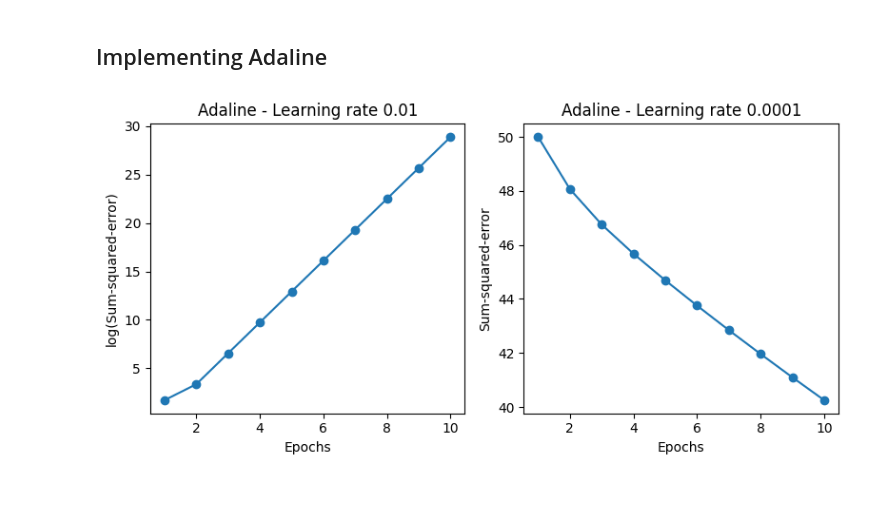
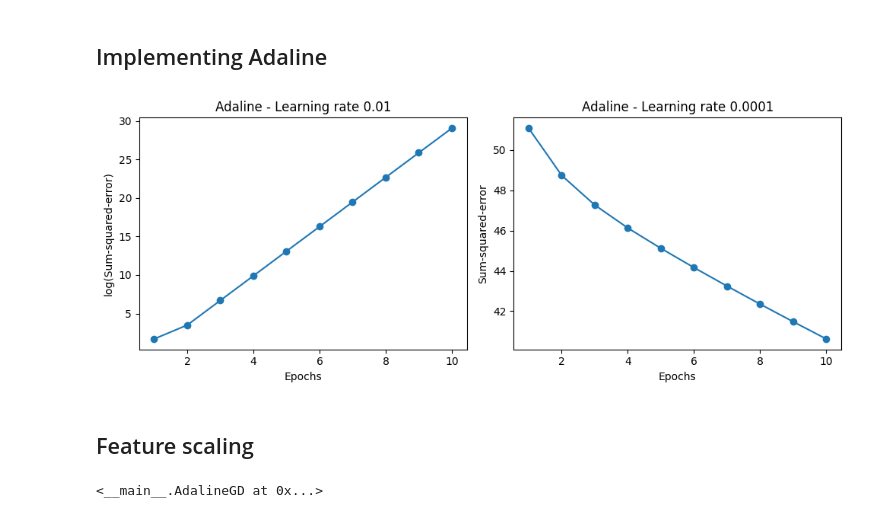
Before and after one commit to Mukhammed-Abu-Suveilim/pythonMachineLearning, a Jupyter notebook: Ch2-Training Simple Machine Learning Algorithms for Classification/Perceptron API.ipynb, the cells around one changed output. Cells and saved outputs as stored; diff of their text form; code cells hidden in the pictures.

```diff
--- a/Ch2-Training Simple Machine Learning Algorithms for Classification/Perceptron API.ipynb
+++ b/Ch2-Training Simple Machine Learning Algorithms for Classification/Perceptron API.ipynb
@@ -190,9 +193,10 @@ class AdalineGD(object):
         Sum-of-squares cost function value in each epoch.
 
     """
-    def __init__(self, eta=0.01, n_iter=50):
+    def __init__(self, eta=0.01, n_iter=50, random_state=1):
         self.eta = eta
         self.n_iter = n_iter
+        self.random_state = random_state
 
     def fit(self, X, y):
         """ Fit training data.
@@ -210,7 +214,8 @@ class AdalineGD(object):
         self : object
 
         """
-        self.w_ = np.zeros(1 + X.shape[1])
+        rgen = np.random.RandomState(self.random_state)
+        self.w_ = rgen.normal(loc=0.0, scale=0.01, size= 1 + X.shape[1])
         self.cost_ = []
 
         for i in range(self.n_iter):
@@ -221,7 +226,7 @@ class AdalineGD(object):
             # The purpose of the activation is more conceptual, i.e.,
             # in the case of logistic regression, we could change it to
             # a sigmoid function to implement a logistic regression classifier.
-            output = self.activation(X)
+            output = self.activation(net_input)
             errors = (y - output)
             self.w_[1:] += self.eta * X.T.dot(errors)
             self.w_[0] += self.eta * errors.sum()
@@ -235,28 +240,30 @@ class AdalineGD(object):
 
     def activation(self, X):
         """Compute linear activation"""
-        return self.net_input(X)
+        return X
 
     def predict(self, X):
         """Return class label after unit step"""
-        return np.where(self.activation(X) >= 0.0, 1, -1)
+        return np.where(self.activation(self.net_input(X)) >= 0.0, 1, -1)
 # %%
-fig, ax = plt.subplots(nrows=1, ncols=2, figsize=(8, 4))
+fig, ax = plt.subplots(nrows=1, ncols=2, figsize=(10, 4))
 
 ada1 = AdalineGD(n_iter=10, eta=0.01).fit(X, y)
 ax[0].plot(range(1, len(ada1.cost_) + 1), np.log10(ada1.cost_), marker='o')
 ax[0].set_xlabel('Epochs')
 ax[0].set_ylabel('log(Sum-squared-error)')
 ax[0].set_title('Adaline - Learning rate 0.01')
 
 ada2 = AdalineGD(n_iter=10, eta=0.0001).fit(X, y)
 ax[1].plot(range(1, len(ada2.cost_) + 1), ada2.cost_, marker='o')
 ax[1].set_xlabel('Epochs')
 ax[1].set_ylabel('Sum-squared-error')
 ax[1].set_title('Adaline - Learning rate 0.0001')
 
 plt.tight_layout()
 # plt.savefig('./adaline_1.png', dpi=300)
 plt.show()
 # %% [output]
-[figure, old version]
+[figure, new version]
+# %% [markdown]
+## Feature scaling
@@ -262,0 +274,5 @@ plt.show()
+# %%
+ada_gd = AdalineGD(n_iter=15, eta=0.01)
+ada_gd.fit(X_std, y)
+# %% [output]
+<__main__.AdalineGD at 0x...>
```
Also changed, not shown: parts of 12 cells of this notebook.
